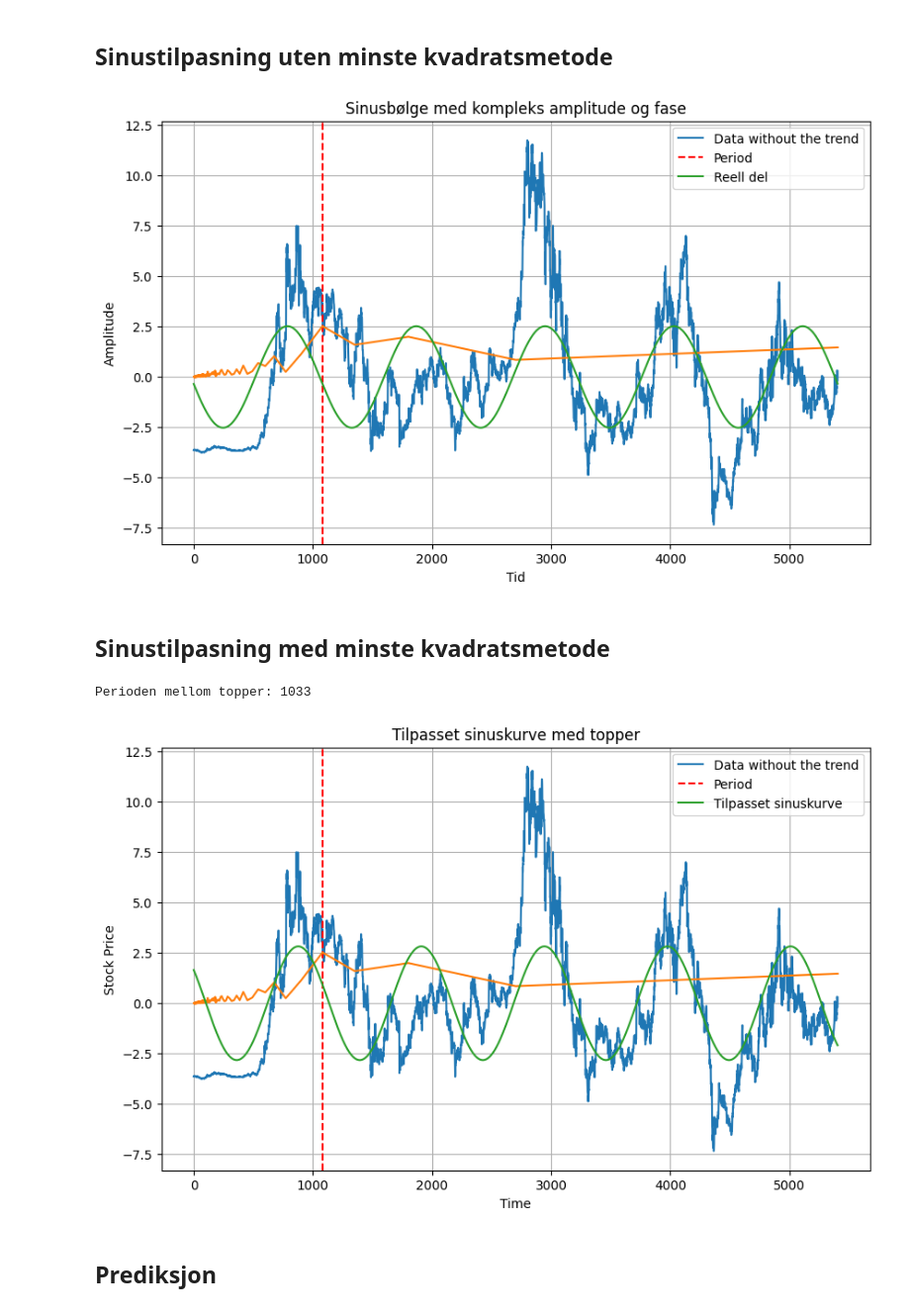
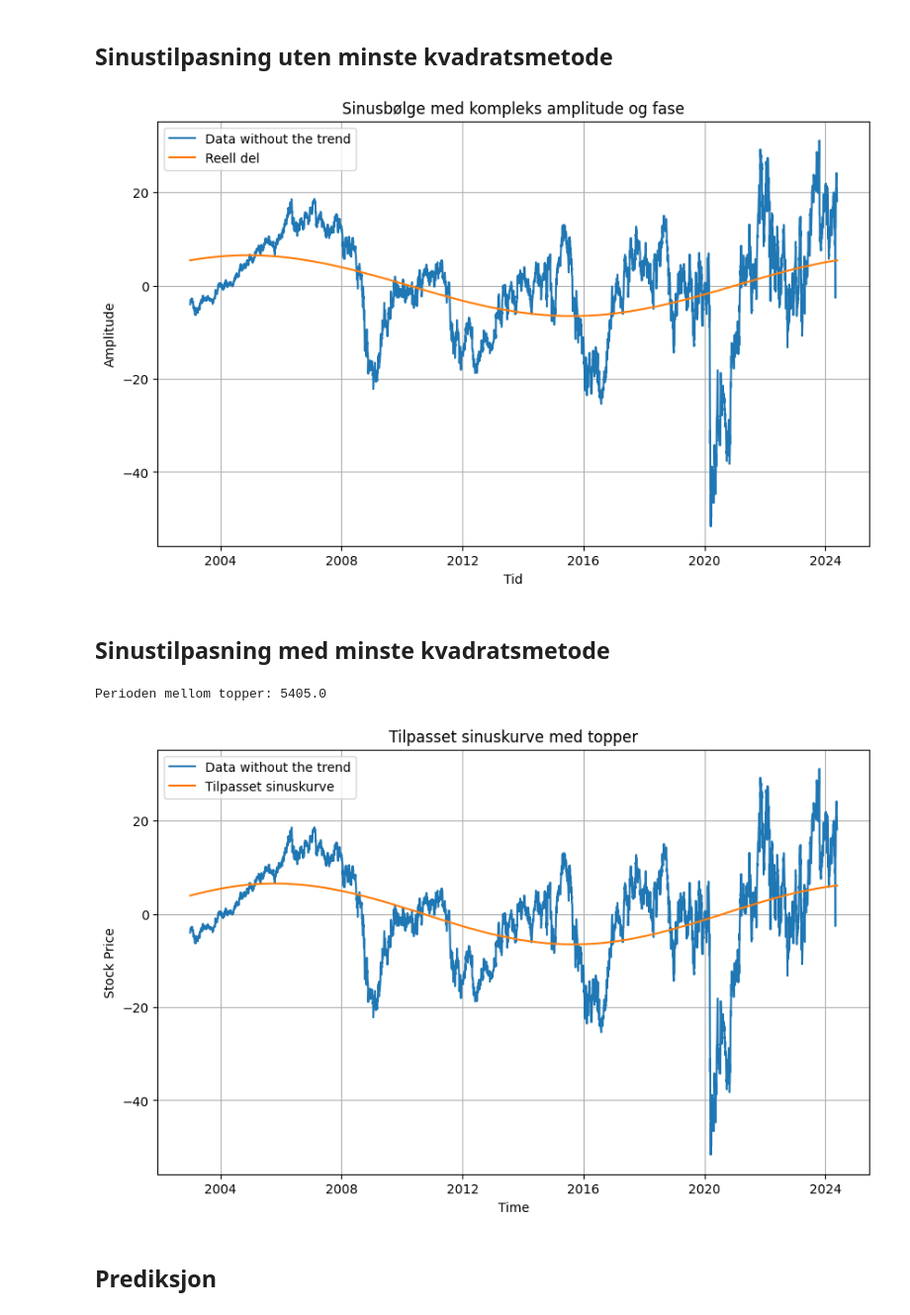
Before and after one commit to TeodorRusKvi/School-projects, a Jupyter notebook: DNO_analyse.ipynb, the cells around one changed output. Shown at 99% size. Cells and saved outputs as stored; diff of their text form; code cells hidden in the pictures.

```diff
--- a/DNO_analyse.ipynb
+++ b/DNO_analyse.ipynb
@@ -16,2 +31,5 @@ df.rename(columns={'Adj Close': 'adj_close'}, inplace=True)
 # %% [markdown]
 ## Setting parameters
+# %%
+data = df['adj_close'].to_numpy()
+len(data)
@@ -22,14 +47,17 @@ import matplotlib.pyplot as plt
 from sklearn.linear_model import LinearRegression
 
 # Uavhengig variabel (tidsindeks)
-time = np.arange(len(df)).reshape(-1, 1)
+time = np.arange(len(df)).reshape(-1, 1).flatten()
 
-# Opprett og tren modellen
-model = LinearRegression()
-model.fit(time, data)
+# initial_guess = (1, 0.01, df['adj_close'].min())
 
-# Prediker trend
-trend = model.predict(time)
+popt, _ = curve_fit(polynomial, time, data)
+
+# Predicted trend
+trend = polynomial(time, *popt)
+
+# # Prediker trend
+# trend = model.predict(time)
 
 plt.figure(figsize=(14, 7))
 plt.plot(df.index, df['adj_close'], label='Adjusted Close Price')
@@ -132,13 +138,13 @@ def fit_sin(n, data, complex_func, period):
     # Assumes ydata = f(xdata, *params) + eps.
     fitted_sin = sin_func(n, *optimized_params)
 
-    # Finn indeksene til maksimalverdiene (toppene)
-    peak_indices = np.where((fitted_sin[:-2] < fitted_sin[1:-1]) & (fitted_sin[1:-1] > fitted_sin[2:]))[0] + 1
-    peaks_x = n[peak_indices]
-    peaks_y = fitted_sin[peak_indices]
+    # # Finn indeksene til maksimalverdiene (toppene)
+    # peak_indices = np.where((fitted_sin[:-2] < fitted_sin[1:-1]) & (fitted_sin[1:-1] > fitted_sin[2:]))[0]
+    # peaks_x = n[peak_indices]
+    # peaks_y = fitted_sin[peak_indices]
 
-    # Beregn perioden mellom topper (avstanden mellom de to første toppene)
-    period = peaks_x[1] - peaks_x[0]
+    # # Beregn perioden mellom topper (avstanden mellom de to første toppene)
+    # period = peaks_x[1] - peaks_x[0]
 
     # Finn indekser for topper i dataene
     # peaks_indices, _ = find_peaks(fitted_sin)
@@ -150,5 +156,5 @@ def fit_sin(n, data, complex_func, period):
     # Vis perioden mellom topper
     print(f"Perioden mellom topper: {period}")
 
-    return fitted_sin, fit, peaks_x, peaks_y
+    return fitted_sin, fit#, peaks_x, peaks_y
 # %%
@@ -201,0 +215,2 @@ plt.plot(data_without_dc)
+# %%
+df['detrend'] = detrend
@@ -291,10 +362,9 @@ Peak amplitude er lik index 2, som vil si frekvens lik 2
 sinwave = create_sin(data_without_dc, n, complex_func, peak_freq)
 # Plott sinusbølgen
 plt.figure(figsize=(10, 6))
-plt.plot(n, data_without_dc, label='Data without the trend')
-plt.axvline(x=period, color='red', linestyle='--', label='Period')
-plt.plot(f_d, amplitudes)
-plt.plot(n, sinwave.real, label='Reell del')
+plt.plot(df.index, data_without_dc, label='Data without the trend')
+# plt.axvline(x=period, color='red', linestyle='--', label='Period')
+plt.plot(df.index, sinwave.real, label='Reell del')
 # plt.plot(n, sinwave.imag, label='Imaginær del')
 
 plt.xlabel('Tid')
@@ -304,30 +374,28 @@ plt.legend()
 plt.grid(True)
 plt.show()
 # %% [output]
-[figure, old version]
+[figure, new version]
 # %% [markdown]
 ## Sinustilpasning med minste kvadratsmetode
 # %%
-fitted_sin, fit, peaks_x, peaks_y = fit_sin(n, data_without_dc, complex_func, period)
+fitted_sin, fit= fit_sin(n, data_without_dc, complex_func, period)
 
 # Plotting
 plt.figure(figsize=(10, 6))
-plt.plot(n, data_without_dc, label='Data without the trend')
-plt.axvline(x=period, color='red', linestyle='--', label='Period')
-plt.plot(f_d, amplitudes)
+plt.plot(df.index, data_without_dc, label='Data without the trend')
 
-plt.plot(n, fitted_sin, label='Tilpasset sinuskurve')
+plt.plot(df.index, fitted_sin, label='Tilpasset sinuskurve')
 # plt.scatter(peaks_x, peaks_y, color='red', label='Topper')
 # plt.scatter(peaks_x_f, peaks_y_f, color='red', label='Topper')
 
 plt.xlabel('Time')
 plt.ylabel('Stock Price')
 plt.legend()
 plt.grid(True)
 plt.title('Tilpasset sinuskurve med topper')
 plt.show()
 # %% [output]
-Perioden mellom topper: 1033
+Perioden mellom topper: 5405.0
-[figure, old version]
+[figure, new version]
 # %% [markdown]
 ## Prediksjon
```
Also changed, not shown: parts of 21 cells of this notebook.
